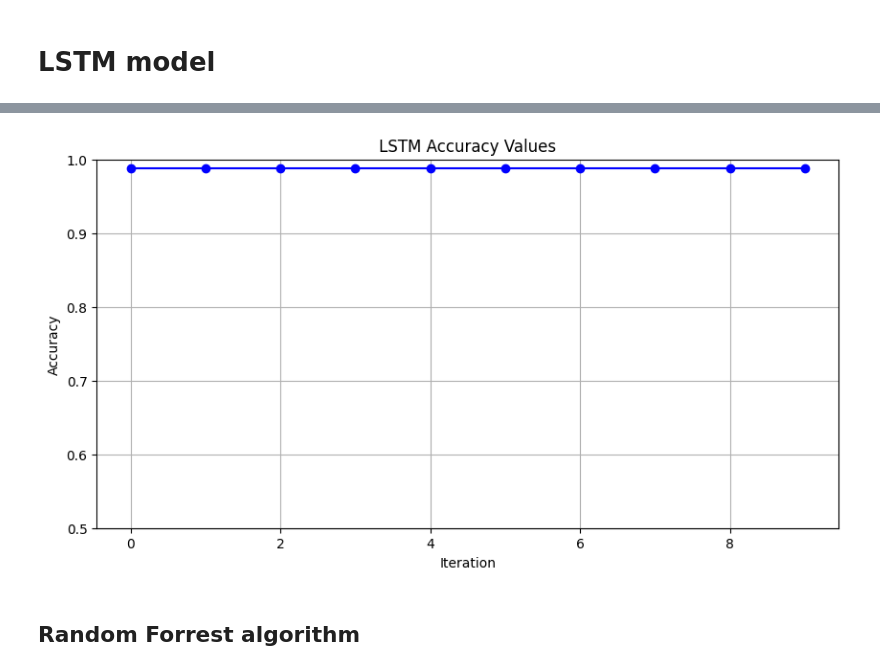
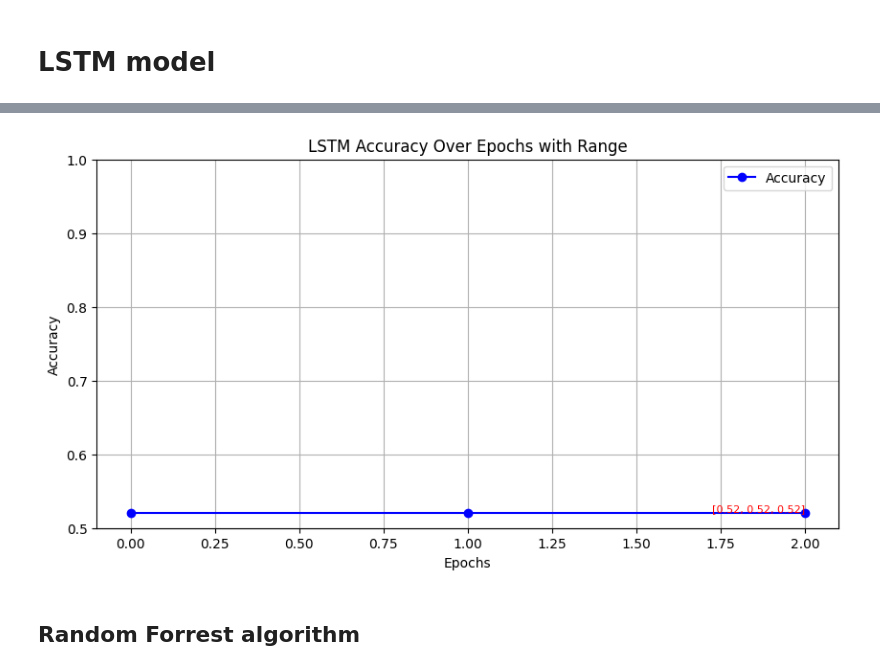
Before and after one commit to bhushanbkt/Pico_For_Noise_control, a Jupyter notebook: Pico_for__Noise_Control.ipynb, the cells around one changed output, grey strips where cells are left out. Drawn from its saved outputs; the diff is of its cells as text; code cells hidden in the pictures.

```diff
--- a/Pico_for__Noise_Control.ipynb
+++ b/Pico_for__Noise_Control.ipynb
@@ -263,15 +266,13 @@ plt.show()
 # %% [markdown]
 #  LSTM model
 # %%
-
-
-# # Reshape the data for LSTM input
-reshape_X_train = X_train.reshape((X_train.shape[0], 1, X_train.shape[1]))
-reshape_X_test = X_test.reshape((X_test.shape[0], 1, X_test.shape[1]))
+# Reshape the data for LSTM input
+reshape_X_train_lstm = X_train.values.reshape((X_train.shape[0], 1, X_train.shape[1]))
+reshape_X_test_lstm = X_test.values.reshape((X_test.shape[0], 1, X_test.shape[1]))
 
 # Define the LSTM model
 model_lstm = models.Sequential()
-model_lstm.add(layers.LSTM(50, input_shape=(reshape_X_train.shape[1], reshape_X_train.shape[2])))
+model_lstm.add(layers.LSTM(50, input_shape=(reshape_X_train_lstm.shape[1], reshape_X_train_lstm.shape[2])))
 model_lstm.add(layers.Dense(1, activation='sigmoid'))
 
 # Compile the LSTM model
@@ -281,5 +282,5 @@ model_lstm.compile(optimizer='adam', loss='binary_crossentropy', metrics=['accur
 model_lstm.summary()
 
 # Train the LSTM model
-model_lstm.fit(reshape_X_train, y_train, epochs=3, validation_data=(reshape_X_test, y_test))
+history_lstm = model_lstm.fit(reshape_X_train_lstm, y_train, epochs=3, validation_data=(reshape_X_test_lstm, y_test))
 # %% [output]
@@ -306,16 +306,28 @@ Epoch 3/3
 # %%
-accuracy_lstm = model_lstm.evaluate(X_test, y_test)[1]
 
-# Generating a list of accuracy values
-accuracies_lstm = [accuracy_lstm for _ in range(10)]
+history_lstm = model_lstm.fit(reshape_X_train_lstm, y_train, epochs=3, validation_data=(reshape_X_test_lstm, y_test))
 
-# Plotting the accuracy values for LSTM
+# Extracting accuracy values from the history
+train_acc_lstm = history_lstm.history['accuracy']
+val_acc_lstm = history_lstm.history['val_accuracy']
+
+# Generating a list of accuracy values for each epoch
+accuracy_values_lstm = [round(acc, 2) for acc in val_acc_lstm]
+
+# Displaying the accuracy range as a list
+accuracy_range_lstm = [round(acc, 2) for acc in val_acc_lstm]
+
+print("Accuracy Range (LSTM):", accuracy_range_lstm)
+
+# Plotting the accuracy values for each epoch with a range
 plt.figure(figsize=(10, 5))
-plt.plot(accuracies_lstm, marker='o', linestyle='-', color='b')
-plt.title('LSTM Accuracy Values')
-plt.xlabel('Iteration')
+plt.plot(accuracy_values_lstm, marker='o', linestyle='-', color='b', label='Accuracy')
+plt.text(len(accuracy_values_lstm) - 1, accuracy_values_lstm[-1], str(accuracy_range_lstm), ha='right', va='bottom', color='r', fontsize=8)
+plt.title('LSTM Accuracy Over Epochs with Range')
+plt.xlabel('Epochs')
 plt.ylabel('Accuracy')
 plt.grid(True)
 plt.ylim(0.5, 1.0)
+plt.legend()
 plt.show()
 # %% [output]
@@ -323,4 +341,4 @@ plt.show()
-[figure, old version]
+[figure, new version]
 # %% [markdown]
 ##  Random Forrest algorithm
 # %%
```
Also changed, not shown: parts of 4 cells of this notebook.
